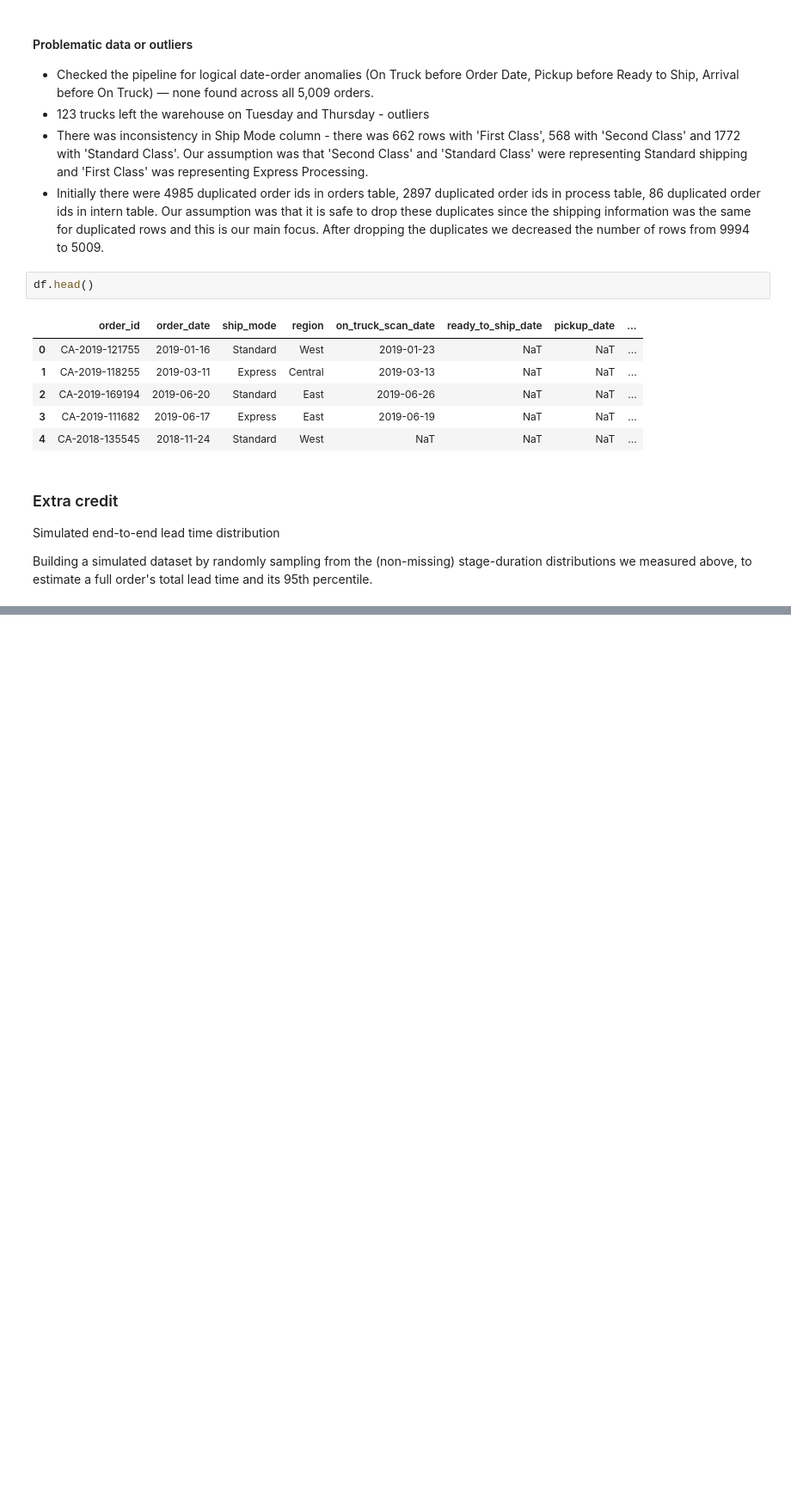
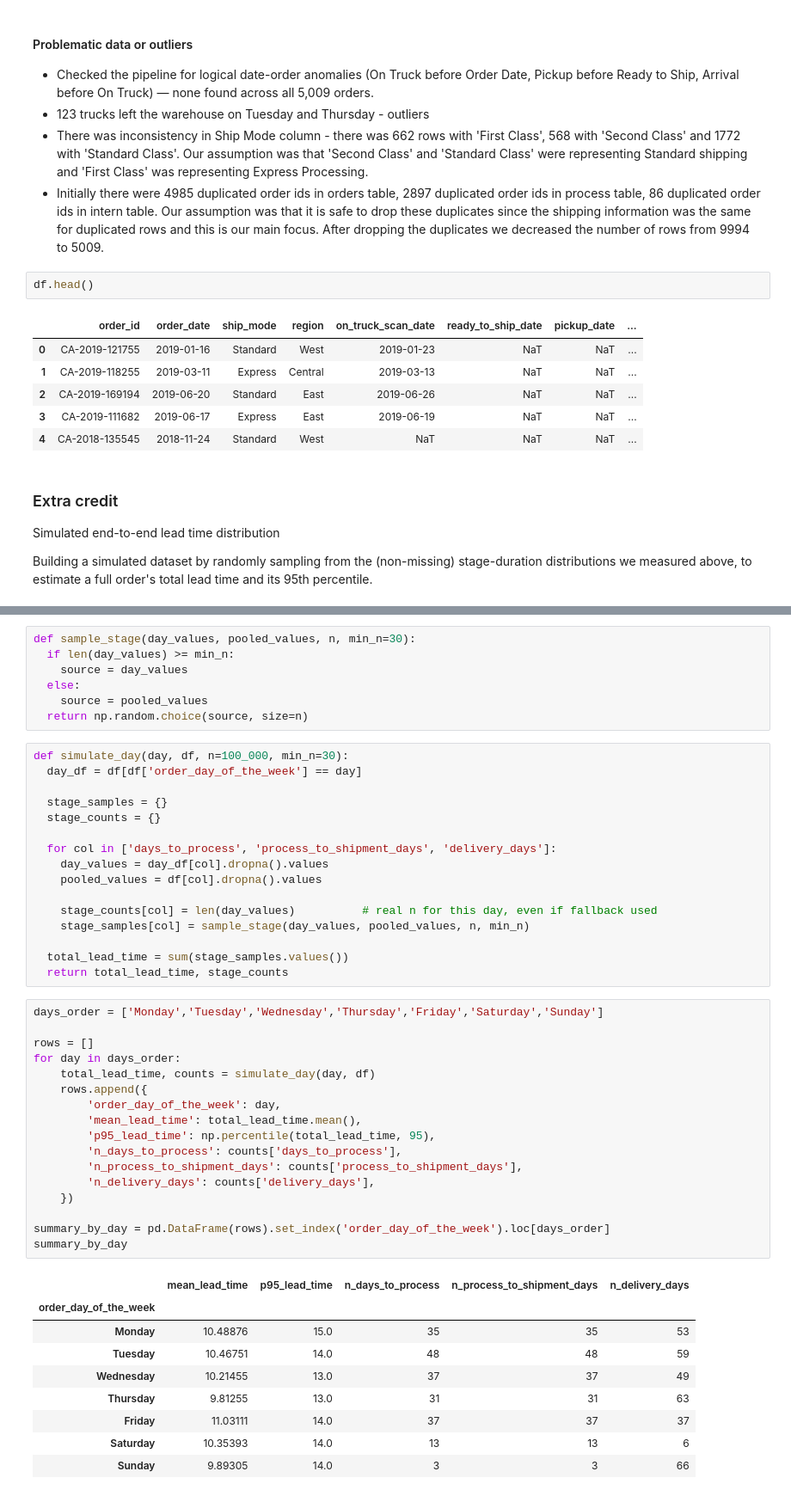
Before and after one commit to aparna2382/muesli_project, a Jupyter notebook: muesli1.ipynb, the cells around one changed output, grey strips where cells are left out. Shown at 86% size. Saved outputs shown, nothing was run; the diff lists cells and outputs as text; blank space fills up the shorter version.

```diff
--- a/muesli1.ipynb
+++ b/muesli1.ipynb
@@ -987,0 +1027,50 @@ Average lead time: 10.34613
+# %%
+def sample_stage(day_values, pooled_values, n, min_n=30):
+  if len(day_values) >= min_n:
+    source = day_values
+  else:
+    source = pooled_values
+  return np.random.choice(source, size=n)
+# %%
+def simulate_day(day, df, n=100_000, min_n=30):
+  day_df = df[df['order_day_of_the_week'] == day]
+
+  stage_samples = {}
+  stage_counts = {}
+
+  for col in ['days_to_process', 'process_to_shipment_days', 'delivery_days']:
+    day_values = day_df[col].dropna().values
+    pooled_values = df[col].dropna().values
+
+    stage_counts[col] = len(day_values)          # real n for this day, even if fallback used
+    stage_samples[col] = sample_stage(day_values, pooled_values, n, min_n)
+
+  total_lead_time = sum(stage_samples.values())
+  return total_lead_time, stage_counts
+# %%
+days_order = ['Monday','Tuesday','Wednesday','Thursday','Friday','Saturday','Sunday']
+
+rows = []
+for day in days_order:
+    total_lead_time, counts = simulate_day(day, df)
+    rows.append({
+        'order_day_of_the_week': day,
+        'mean_lead_time': total_lead_time.mean(),
+        'p95_lead_time': np.percentile(total_lead_time, 95),
+        'n_days_to_process': counts['days_to_process'],
+        'n_process_to_shipment_days': counts['process_to_shipment_days'],
+        'n_delivery_days': counts['delivery_days'],
+    })
+
+summary_by_day = pd.DataFrame(rows).set_index('order_day_of_the_week').loc[days_order]
+summary_by_day
+# %% [output]
+|  | mean_lead_time | p95_lead_time | n_days_to_process | n_process_to_shipment_days | n_delivery_days |
+| order_day_of_the_week |  |  |  |  |  |
+| Monday | 10.48876 | 15.0 | 35 | 35 | 53 |
+| Tuesday | 10.46751 | 14.0 | 48 | 48 | 59 |
+| Wednesday | 10.21455 | 13.0 | 37 | 37 | 49 |
+| Thursday | 9.81255 | 13.0 | 31 | 31 | 63 |
+| Friday | 11.03111 | 14.0 | 37 | 37 | 37 |
+| Saturday | 10.35393 | 14.0 | 13 | 13 | 6 |
+| Sunday | 9.89305 | 14.0 | 3 | 3 | 66 |
```
Also changed, not shown: parts of 9 cells of this notebook.
